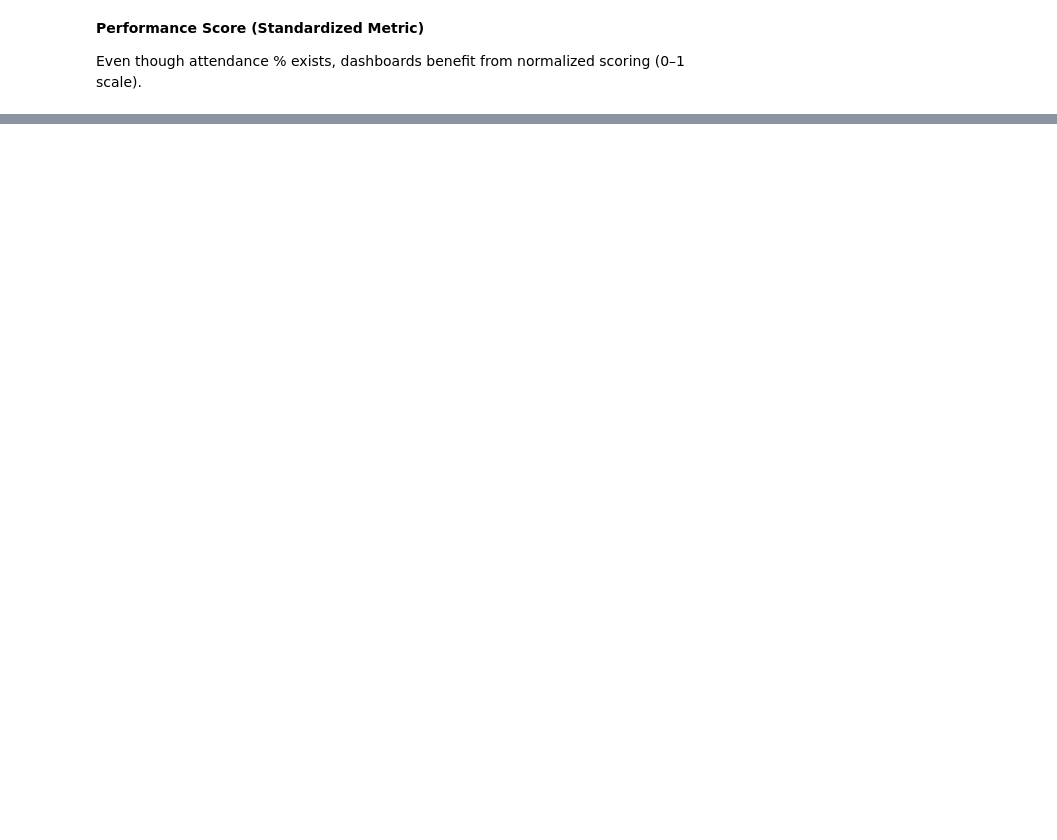
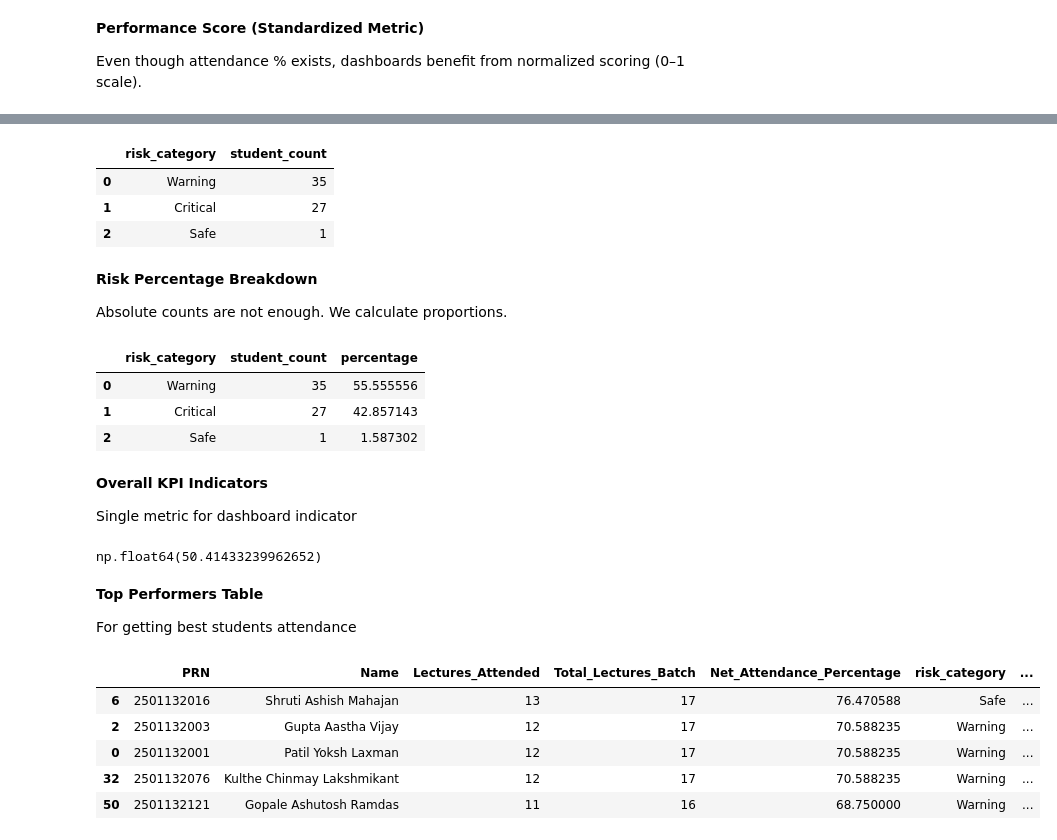
Before and after one commit to TanmayJain09/end-sem-practical-pbl, a Jupyter notebook: Analysis/notebooks/dummy_analysis.ipynb, the cells around one changed output, grey strips where cells are left out. Drawn from its saved outputs; the diff is of its cells as text; code cells hidden in the pictures; blank space fills up the shorter version.

```diff
--- a/Analysis/notebooks/dummy_analysis.ipynb
+++ b/Analysis/notebooks/dummy_analysis.ipynb
@@ -684,0 +713,62 @@ max             2.000000              2.000000                 100.000000
+# %%
+risk_distribution = (
+    student_analytics_table['risk_category']
+    .value_counts()
+    .reset_index()
+)
+
+risk_distribution.columns = ['risk_category','student_count']
+
+risk_distribution
+# %% [output]
+|  | risk_category | student_count |
+| 0 | Warning | 35 |
+| 1 | Critical | 27 |
+| 2 | Safe | 1 |
+# %% [markdown]
+**Risk Percentage Breakdown**
+
+Absolute counts are not enough.
+We calculate proportions.
+# %%
+risk_distribution['percentage'] = (
+    risk_distribution['student_count'] /
+    risk_distribution['student_count'].sum()
+)*100
+risk_distribution
+# %% [output]
+|  | risk_category | student_count | percentage |
+| 0 | Warning | 35 | 55.555556 |
+| 1 | Critical | 27 | 42.857143 |
+| 2 | Safe | 1 | 1.587302 |
+# %% [markdown]
+**Overall KPI Indicators**
+
+Single metric for dashboard indicator
+# %%
+overall_attendance_kpi = (
+    student_analytics_table['Net_Attendance_Percentage']
+    .mean()
+)
+overall_attendance_kpi
+# %% [output]
+np.float64(50.41433239962652)
+# %% [markdown]
+**Top Performers Table**
+
+For getting best students attendance
+# %%
+no_of_performer = 5
+top_performers = (
+    student_analytics_table
+    .sort_values(by = 'Net_Attendance_Percentage',ascending=False)
+    .head(no_of_performer)
+)
+top_performers
+# %% [output]
+|  | PRN | Name | Lectures_Attended | Total_Lectures_Batch | Net_Attendance_Percentage | risk_category | ... |
+| 6 | 2501132016 | Shruti Ashish Mahajan | 13 | 17 | 76.470588 | Safe | ... |
+| 2 | 2501132003 | Gupta Aastha Vijay | 12 | 17 | 70.588235 | Warning | ... |
+| 0 | 2501132001 | Patil Yoksh Laxman | 12 | 17 | 70.588235 | Warning | ... |
+| 32 | 2501132076 | Kulthe Chinmay Lakshmikant | 12 | 17 | 70.588235 | Warning | ... |
+| 50 | 2501132121 | Gopale Ashutosh Ramdas | 11 | 16 | 68.750000 | Warning | ... |
```
Also changed, not shown: parts of 29 cells of this notebook.
